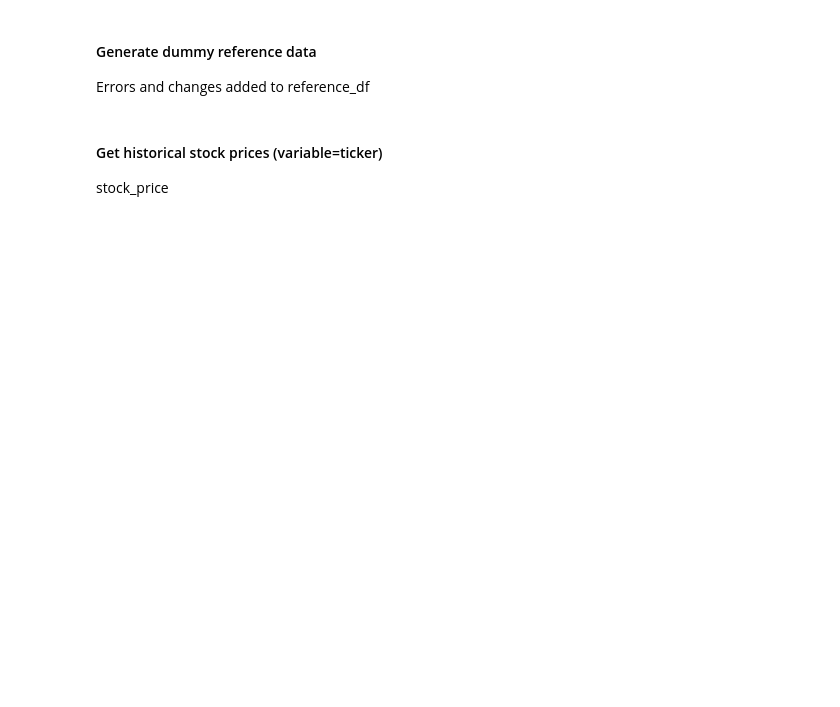
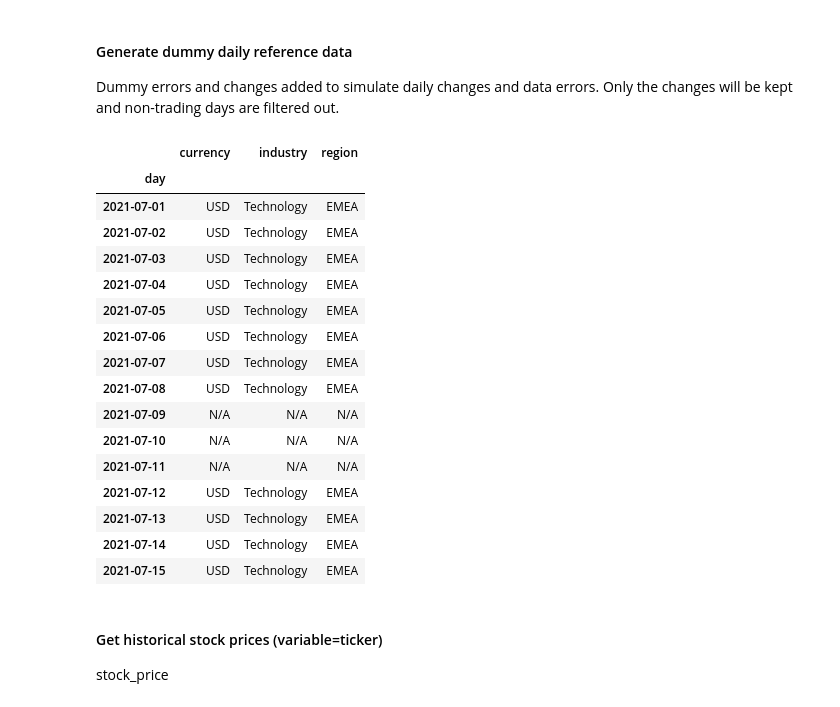
Before and after one commit to andr3wpex/ReferenceDataChange, a Jupyter notebook: ReferenceDataChange.ipynb, the cells around one changed output. Drawn from its saved outputs; the diff is of its cells as text; code cells hidden in the pictures; blank space fills up the shorter version.

```diff
--- a/ReferenceDataChange.ipynb
+++ b/ReferenceDataChange.ipynb
@@ -6,23 +6,43 @@ import datetime
 # display entire table
 pd.set_option('display.max_rows', None)
 # %%
-start, end = "2021-07-01", "2021-08-05"
+start, end = "2021-07-01", "2021-08-31"
 ticker = 'aapl'
 # %% [markdown]
-#### Generate dummy reference data
-Errors and changes added to reference_df
+#### Generate dummy daily reference data
+Dummy errors and changes added to simulate daily changes and data errors. Only the changes will be kept and non-trading days are filtered out.
 # %%
 n, m = 18, 8
 date_range = pd.date_range(start=start, end=end)
 currency = ['USD'] * (len(date_range) - n) + ['EUR'] * n
 industry = ['Technology'] * (len(date_range) - m) + ['Tech'] * 5 + ['Technology'] * (m-5)
 region = ['EMEA'] * (len(date_range) - 2) + ['APAC'] *2
 
 d = {'day': date_range, 'currency': currency, 'industry': industry, 'region': region}
 reference_df = pd.DataFrame(data=d)
 reference_df.loc[8:10, ['currency', 'industry', 'region']] = ['N/A', 'N/A', 'N/A']
+reference_df.loc[15, ['currency']] = ['N/A']
+
 reference_df.set_index('day', inplace=True)
-reference_df
+reference_df.head(15)
+# %% [output]
+|  | currency | industry | region |
+| day |  |  |  |
+| 2021-07-01 | USD | Technology | EMEA |
+| 2021-07-02 | USD | Technology | EMEA |
+| 2021-07-03 | USD | Technology | EMEA |
+| 2021-07-04 | USD | Technology | EMEA |
+| 2021-07-05 | USD | Technology | EMEA |
+| 2021-07-06 | USD | Technology | EMEA |
+| 2021-07-07 | USD | Technology | EMEA |
+| 2021-07-08 | USD | Technology | EMEA |
+| 2021-07-09 | N/A | N/A | N/A |
+| 2021-07-10 | N/A | N/A | N/A |
+| 2021-07-11 | N/A | N/A | N/A |
+| 2021-07-12 | USD | Technology | EMEA |
+| 2021-07-13 | USD | Technology | EMEA |
+| 2021-07-14 | USD | Technology | EMEA |
+| 2021-07-15 | USD | Technology | EMEA |
 # %% [markdown]
 #### Get historical stock prices (variable=ticker)
 stock_price
```
Also changed, not shown: parts of 10 cells of this notebook.
